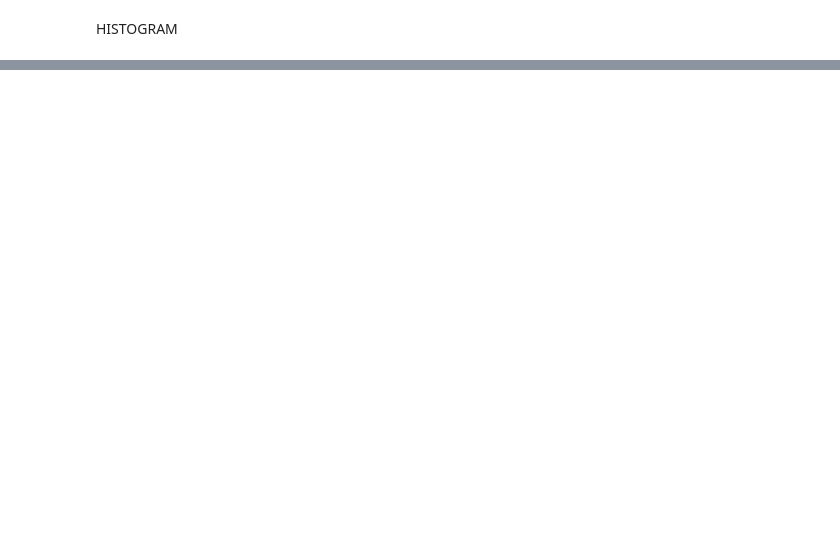
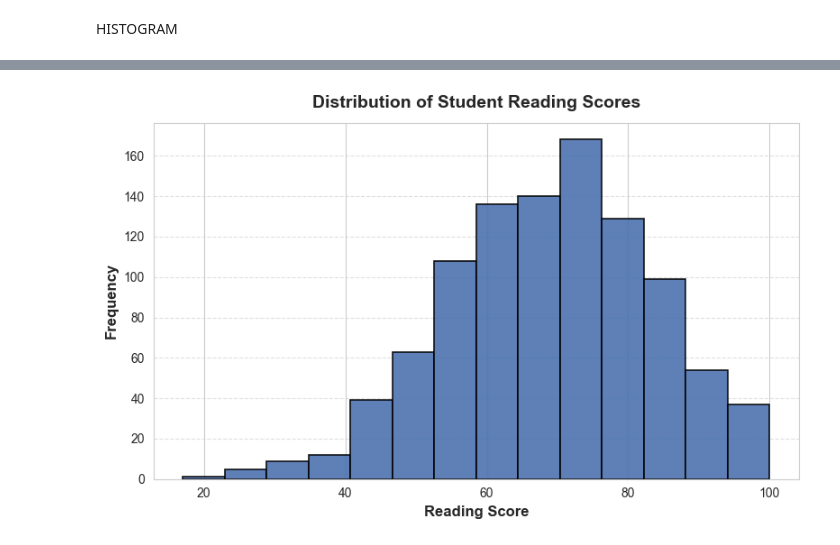
Before and after one commit to vanshdhameliya194-afk/vansh, a Jupyter notebook: demo.ipynb, the cells around one changed output, grey strips where cells are left out. Saved outputs shown, nothing was run; the diff lists cells and outputs as text; code cells hidden in the pictures; blank space fills up the shorter version.

```diff
--- a/demo.ipynb
+++ b/demo.ipynb
@@ -217,0 +255,22 @@ plt.show()
+# %%
+# import matplotlib.pyplot as plt
+import seaborn as sns
+
+
+sns.set_style("whitegrid")
+
+plt.figure(figsize=(8, 5))
+
+plt.hist(
+    stud['reading score'],bins=14,color='#4C72B0',edgecolor='black',linewidth=1.2,alpha=0.9)
+
+plt.xlabel('Reading Score', fontsize=12, fontweight='bold')
+plt.ylabel('Frequency', fontsize=12, fontweight='bold')
+plt.title('Distribution of Student Reading Scores',
+          fontsize=14, fontweight='bold', pad=12)
+
+plt.grid(axis='y', linestyle='--', alpha=0.6)
+plt.tight_layout()
+plt.show()
+# %% [output]
+[figure, added]
```
Also changed, not shown: parts of 9 cells of this notebook.
